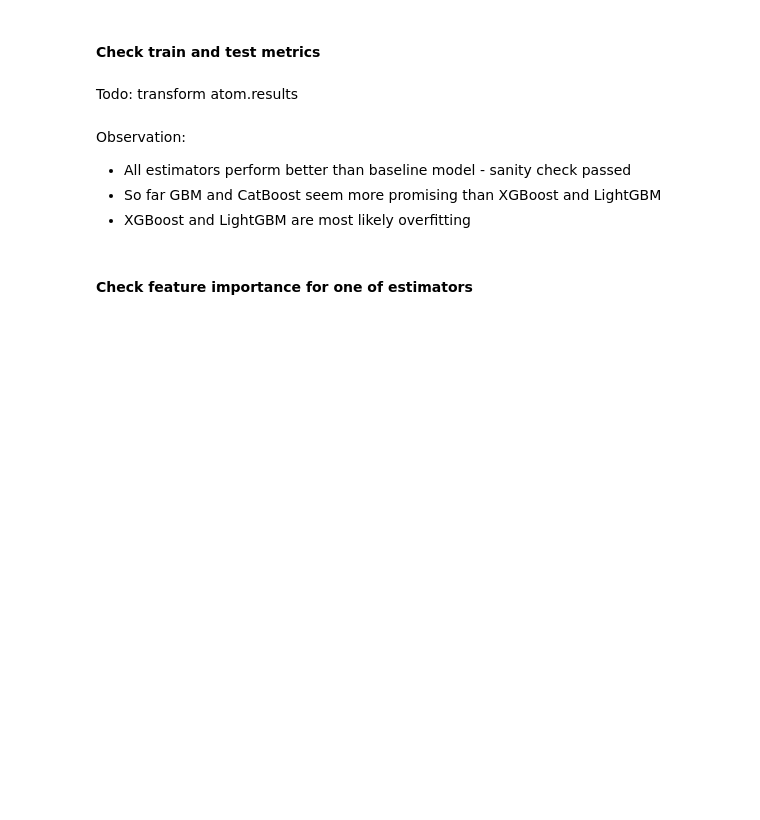
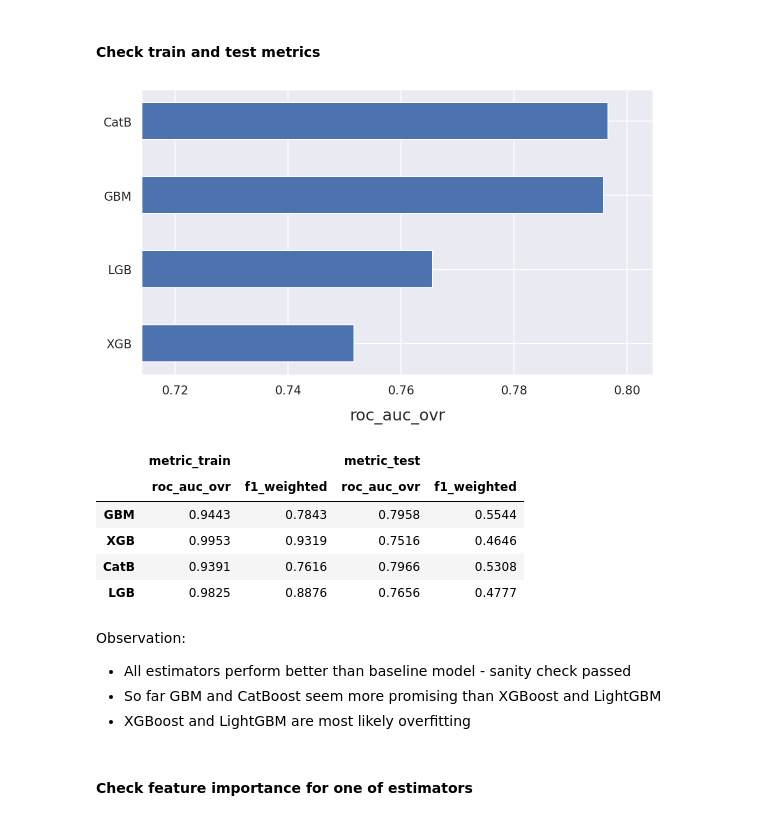
Before and after one commit to oort77/OTUS_HW1, a Jupyter notebook: notebooks/HW1_atom.ipynb, the cells around one changed output. Saved outputs shown, nothing was run; the diff lists cells and outputs as text; code cells hidden in the pictures; blank space fills up the shorter version.

```diff
--- a/notebooks/HW1_atom.ipynb
+++ b/notebooks/HW1_atom.ipynb
@@ -27,0 +44,8 @@ Abbreviations:
+# %%
+display(HTML("<style>.container { width:80% !important; }</style>"))
+%config InlineBackend.figure_format = 'retina'
+# plt.rcParams['figure.figsize']=(10,5)
+sns.set(rc = {'figure.figsize':(8,5)})
+warnings.filterwarnings("ignore")
+pd.options.display.precision = 4
+random_state = 17
@@ -131,6 +260,7 @@ atom.delete('tree')
 models = ['GBM', 'XGB', 'CATB', 'LGB']
 metric = ["roc_auc_ovr", "f1_weighted"]
 # %%
+atom.branch = 'factory'
 atom.run(
     models=models,
     metric=metric
@@ -138,10 +286,16 @@ atom.run(
 # %% [markdown]
 #### Check train and test metrics
-# %% [markdown]
-Todo: transform atom.results
 # %%
 atom.plot_results(figsize=(8,5))
-atom.results[[ "metric_train", "metric_test"]].applymap(lambda x: (round(x[0],4), round(x[1],4)))
+nice_metric_table(atom.results, metric=metric).style.highlight_max(props='color:orange', axis=0)
+# %% [output]
+[figure, added]
+|  | metric_train |  | metric_test |  |
+|  | roc_auc_ovr | f1_weighted | roc_auc_ovr | f1_weighted |
+| GBM | 0.9443 | 0.7843 | 0.7958 | 0.5544 |
+| XGB | 0.9953 | 0.9319 | 0.7516 | 0.4646 |
+| CatB | 0.9391 | 0.7616 | 0.7966 | 0.5308 |
+| LGB | 0.9825 | 0.8876 | 0.7656 | 0.4777 |
 # %% [markdown]
 Observation:
 - All estimators perform better than baseline model - sanity check passed
```
Also changed, not shown: parts of 33 cells of this notebook, 1 other file.
